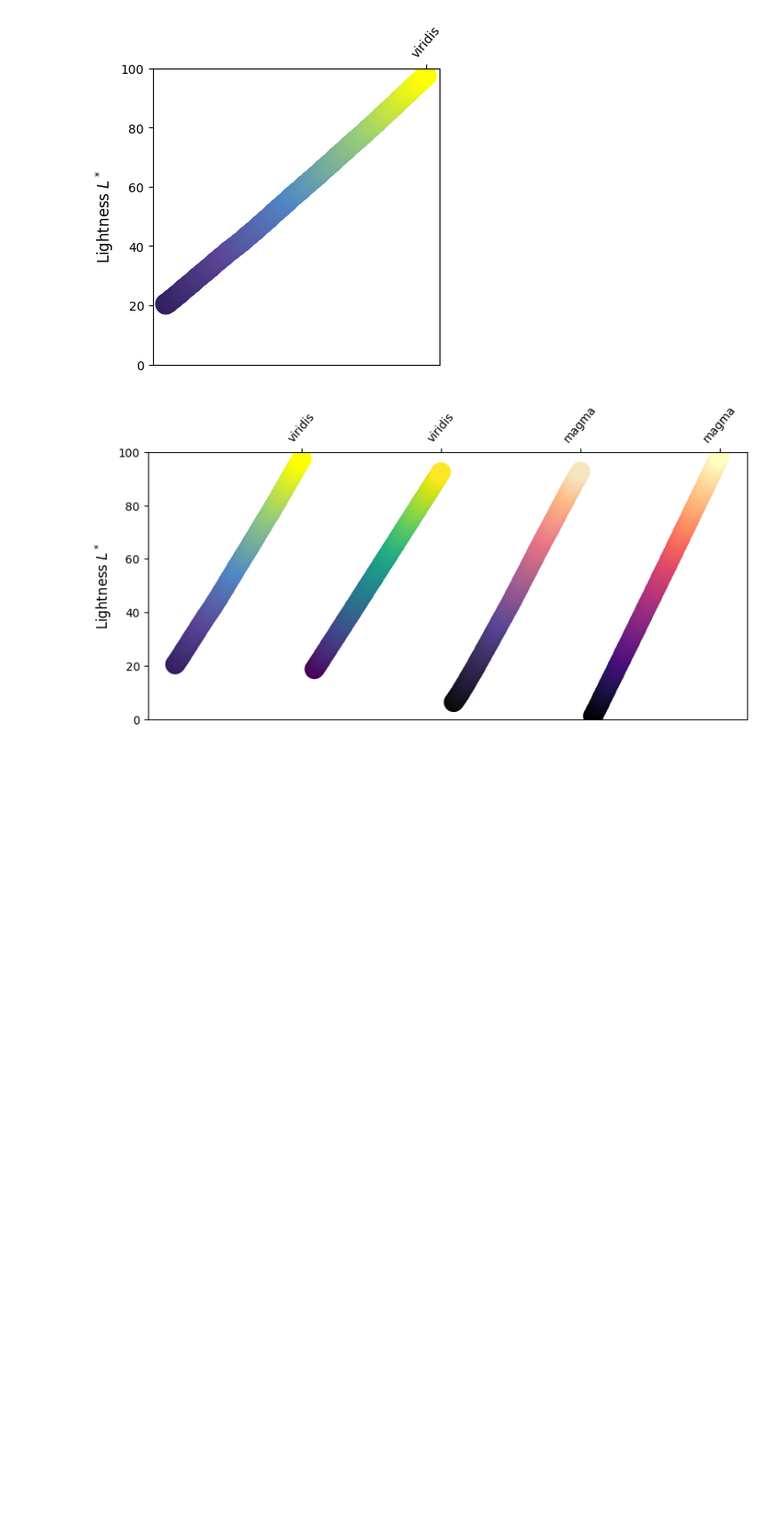
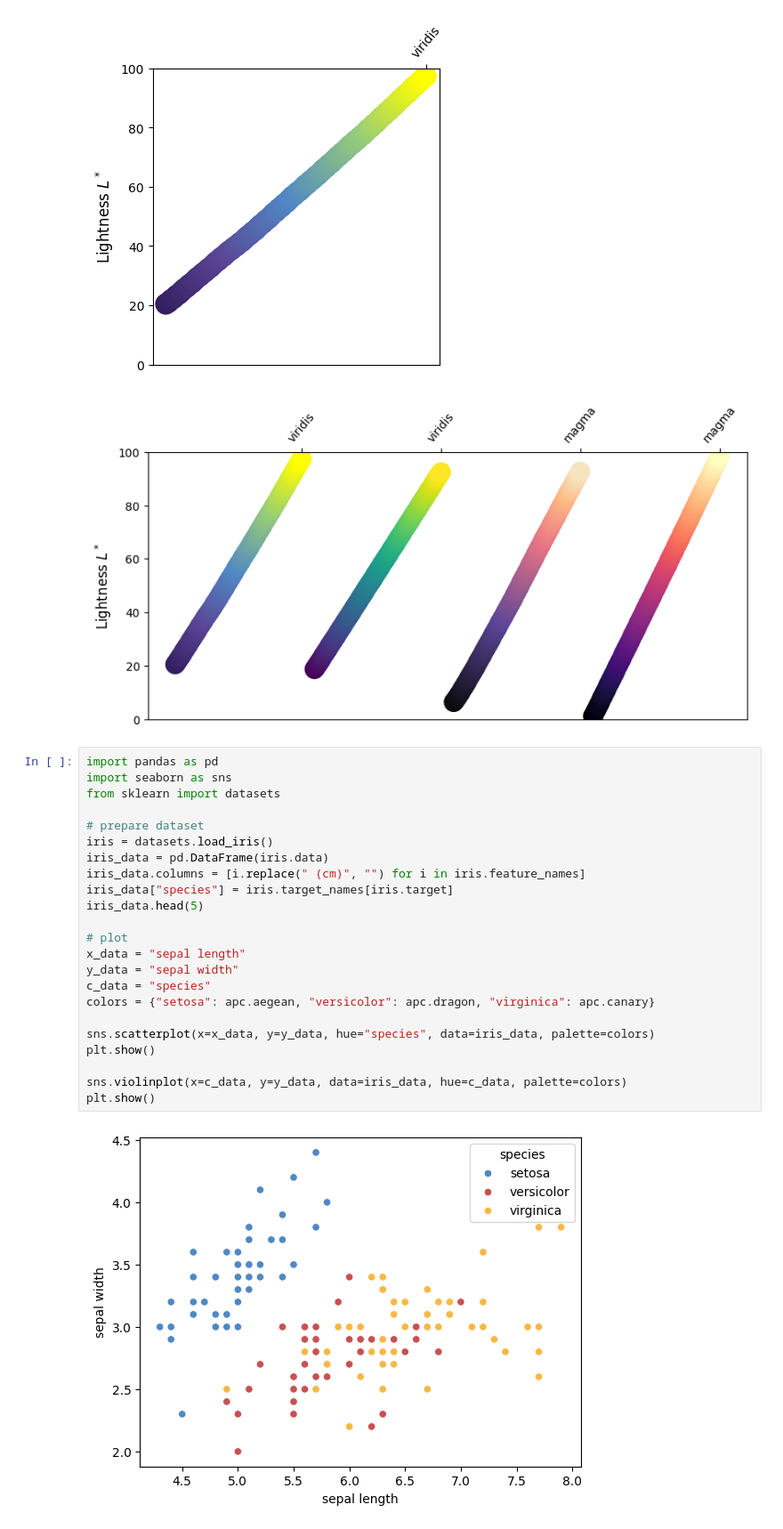
Before and after one commit to Arcadia-Science/arcadia-pycolor, a Jupyter notebook: usage_example.ipynb, the cells around one changed output. Shown at 89% size. Saved outputs shown, nothing was run; the diff lists cells and outputs as text; blank space fills up the shorter version.

```diff
--- a/usage_example.ipynb
+++ b/usage_example.ipynb
@@ -116,3 +116,28 @@ apc.plot.plot_gradient_lightness(
 # %% [output]
 [figure]
 [figure]
+# %%
+import pandas as pd
+import seaborn as sns
+from sklearn import datasets
+
+# prepare dataset
+iris = datasets.load_iris()
+iris_data = pd.DataFrame(iris.data)
+iris_data.columns = [i.replace(" (cm)", "") for i in iris.feature_names]
+iris_data["species"] = iris.target_names[iris.target]
+iris_data.head(5)
+
+# plot
+x_data = "sepal length"
+y_data = "sepal width"
+c_data = "species"
+colors = {"setosa": apc.aegean, "versicolor": apc.dragon, "virginica": apc.canary}
+
+sns.scatterplot(x=x_data, y=y_data, hue="species", data=iris_data, palette=colors)
+plt.show()
+
+sns.violinplot(x=c_data, y=y_data, data=iris_data, hue=c_data, palette=colors)
+plt.show()
+# %% [output]
+[figure, added]
```
Also changed, not shown: parts of 3 cells of this notebook, 4 other files.
